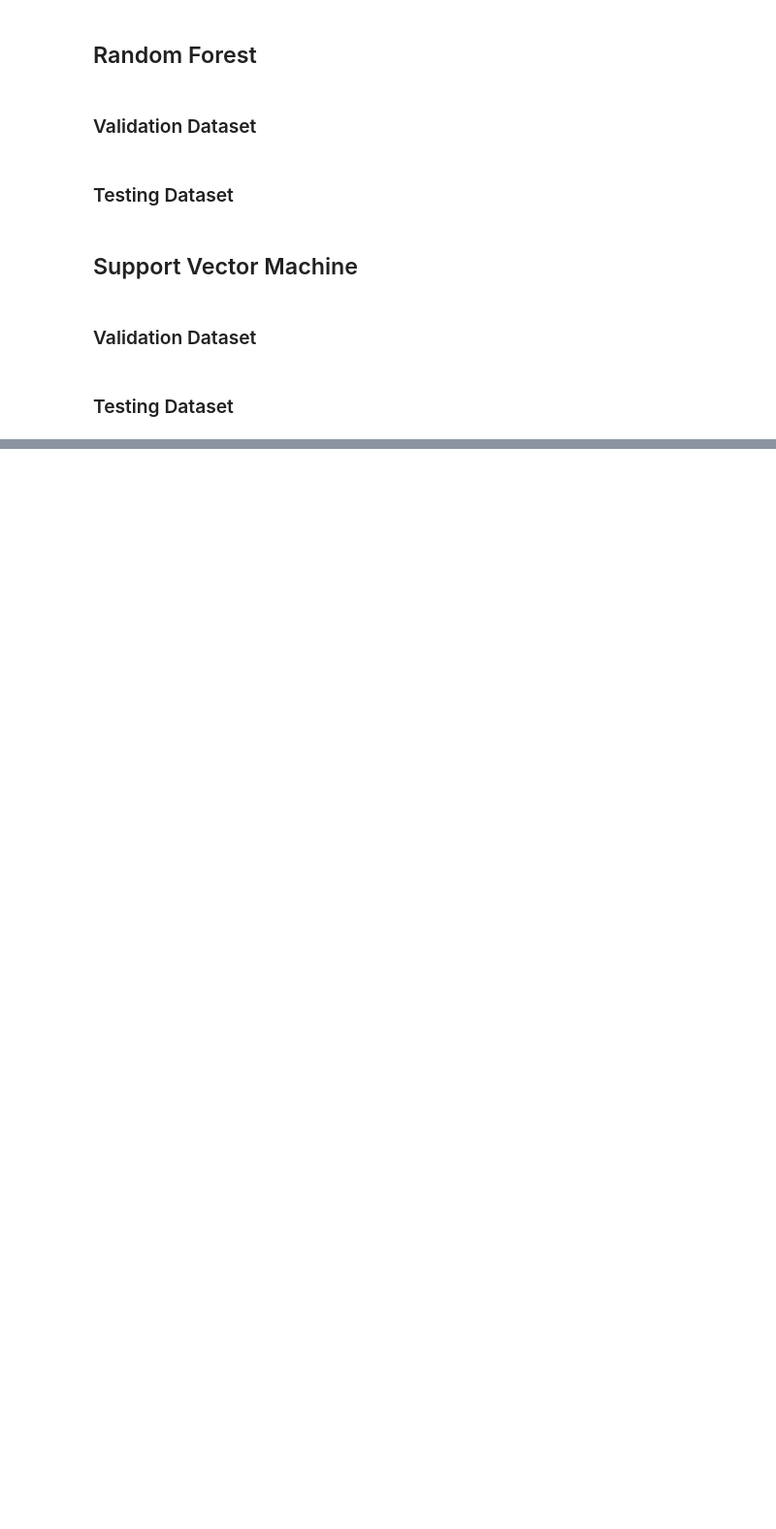
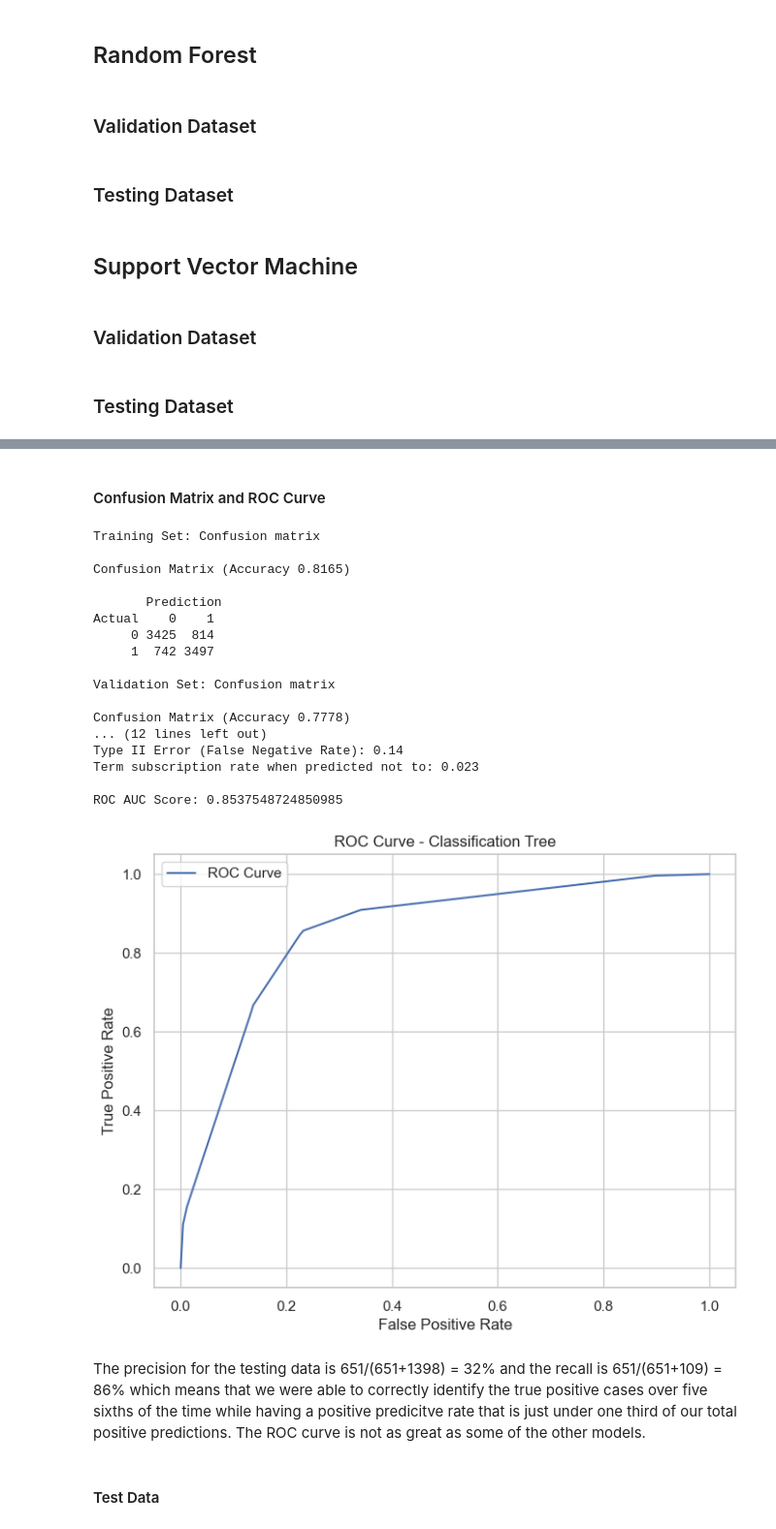
Before and after one commit to CalebMcCurdy/Bank-Term-Deposit-Predictions, a Jupyter notebook: Final Project.ipynb, the cells around one changed output, grey strips where cells are left out. Shown at 97% size. Saved outputs shown, nothing was run; the diff lists cells and outputs as text; code cells hidden in the pictures; blank space fills up the shorter version.

```diff
--- a/Final Project.ipynb
+++ b/Final Project.ipynb
@@ -2249,0 +2014,77 @@ plotDecisionTree(classTree, feature_names=X_train_under.columns)
+# %% [markdown]
+#### Confusion Matrix and ROC Curve
+# %%
+# confusion matrices for classification tree - balanced
+print('Training Set: Confusion matrix\n')
+classificationSummary(y_train_under, pred_t_class)
+print("\nValidation Set: Confusion matrix\n")
+classificationSummary(y_val, pred_v_class)
+
+cm_v_class = confusion_matrix(y_val, pred_v_class)
+
+# Assign values to TN, TP, FN, and FP
+TN = cm_v_class[0][0]
+FP = cm_v_class[0][1]
+FN = cm_v_class[1][0]
+TP = cm_v_class[1][1]
+
+# Calculate sensitivity and specificity
+sensitivity = TP / (TP + FN)
+specificity = TN / (TN + FP)
+
+# Calculate Type I and Type II errors
+type_I_error = FP / (FP + TN)
+type_II_error = FN / (FN + TP)
+
+inaccuracy_of_0_pred = FN / (TN + FN)
+
+# Print sensitivity, specificity, and error
+print(f'True Negatives (TN): {TN}')
+print(f'False Positives (FP): {FP}')
+print(f'False Negatives (FN): {FN}')
+print(f'True Positives (TP): {TP}')
+print(f'Sensitivity (True Positive Rate): {sensitivity:.2f}')
+print(f'Specificity (True Negative Rate): {specificity:.2f}')
+print(f'Type I Error (False Positive Rate): {type_I_error:.2f}')
+print(f'Type II Error (False Negative Rate): {type_II_error:.2f}')
+print(f'Term subscription rate when predicted not to: {inaccuracy_of_0_pred:.3f}')
+
+# Calculate ROC AUC - classification tree balanced
+y_prob_v_ct = pred_prob_v_ct[:, 1]
+roc_auc_v_ct = roc_auc_score(y_val, y_prob_v_ct)
+print("\nROC AUC Score:", roc_auc_v_ct)
+
+# Generate ROC curve
+fpr_v_ct, tpr_v_ct, _ = roc_curve(y_val, y_prob_v_ct)
+
+# Display ROC curve
+plt.figure(figsize=(8, 6))
+plt.plot(fpr_v_ct, tpr_v_ct, label="ROC Curve")
+plt.xlabel("False Positive Rate")
+plt.ylabel("True Positive Rate")
+plt.title("ROC Curve - Classification Tree")
+plt.legend()
+plt.show()
+# %% [output]
+Training Set: Confusion matrix
+
+Confusion Matrix (Accuracy 0.8165)
+
+       Prediction
+Actual    0    1
+     0 3425  814
+     1  742 3497
+
+Validation Set: Confusion matrix
+
+Confusion Matrix (Accuracy 0.7778)
+... (12 lines left out)
+Type II Error (False Negative Rate): 0.14
+Term subscription rate when predicted not to: 0.023
+
+ROC AUC Score: 0.8537548724850985
+[figure, added]
+# %% [markdown]
+The precision for the testing data is 651/(651+1398) = 32% and the recall is 651/(651+109) = 86% which means that we were able to correctly identify the true positive cases over five sixths of the time while having a positive predicitve rate that is just under one third of our total positive predictions. The ROC curve is not as great as some of the other models.
+# %% [markdown]
+#### Test Data
```
Also changed, not shown: parts of 97 cells of this notebook.
